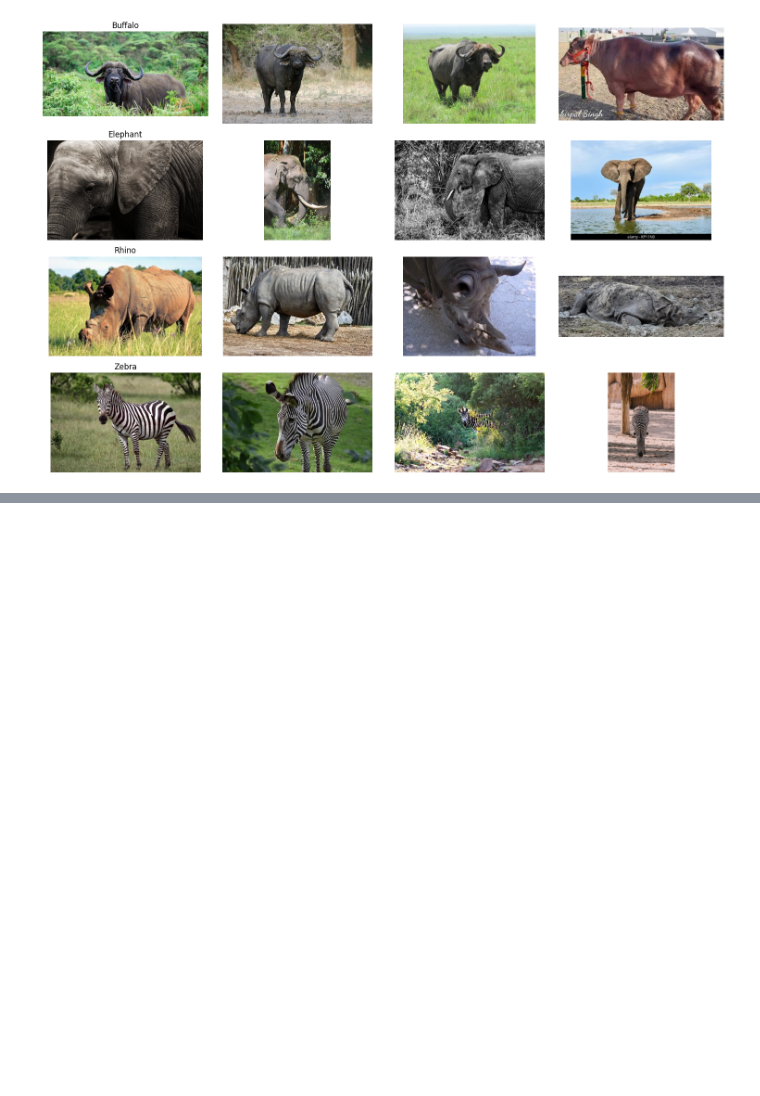
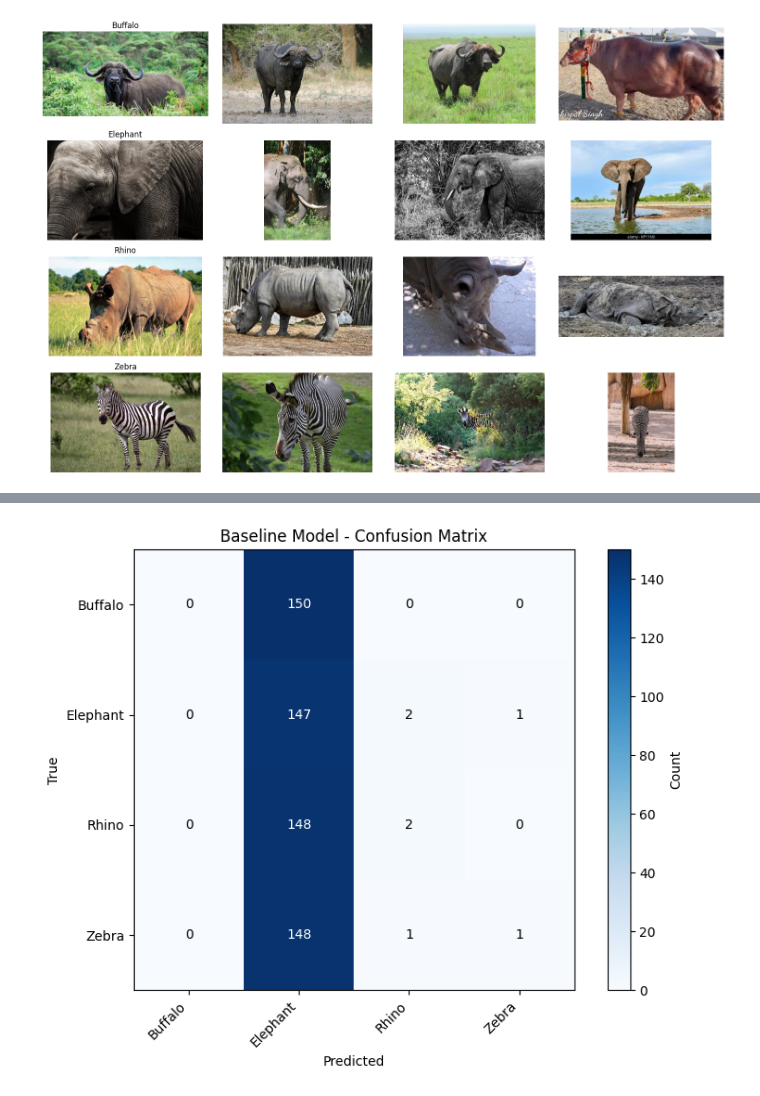
Before and after one commit to mayerllyyo/cnn-inductive-bias-analysis, a Jupyter notebook: notebook.ipynb, the cells around one changed output, grey strips where cells are left out. Cells and saved outputs as stored; diff of their text form; code cells hidden in the pictures; blank space fills up the shorter version.

```diff
--- a/notebook.ipynb
+++ b/notebook.ipynb
@@ -154,0 +356,8 @@ display_sample_images(DATASET_PATH, CLASSES)
+# %%
+# Evaluate on test set
+test_loss, test_acc = baseline_model.evaluate(X_test, y_test_cat, verbose=0)
+print(f"Baseline Model Test Accuracy: {test_acc:.4f}")
+y_pred = baseline_model.predict(X_test)
+y_pred_classes = np.argmax(y_pred, axis=1)
+print("\nClassification Report:")
+print(classification_report(y_test, y_pred_classes, target_names=CLASSES))
@@ -154,0 +379,27 @@ display_sample_images(DATASET_PATH, CLASSES)
+# %%
+plt.figure(figsize=(8, 6))
+cm = confusion_matrix(y_test, y_pred_classes)
+im = plt.imshow(cm, cmap='Blues', vmin=0, interpolation='nearest')
+plt.colorbar(im, label='Count')
+
+plt.xticks(range(len(CLASSES)), CLASSES, rotation=45, ha='right')
+plt.yticks(range(len(CLASSES)), CLASSES)
+
+plt.xlabel('Predicted')
+plt.ylabel('True')
+plt.title('Baseline Model - Confusion Matrix')
+
+threshold = cm.max() / 2
+for i in range(cm.shape[0]):
+    for j in range(cm.shape[1]):
+        plt.text(
+            j, i, cm[i, j],
+            ha='center', va='center',
+            color='white' if cm[i, j] > threshold else 'black'
+        )
+
+plt.grid(False)
+plt.tight_layout()
+plt.show()
+# %% [output]
+[figure, added]
```
Also changed, not shown: parts of 11 cells of this notebook.
